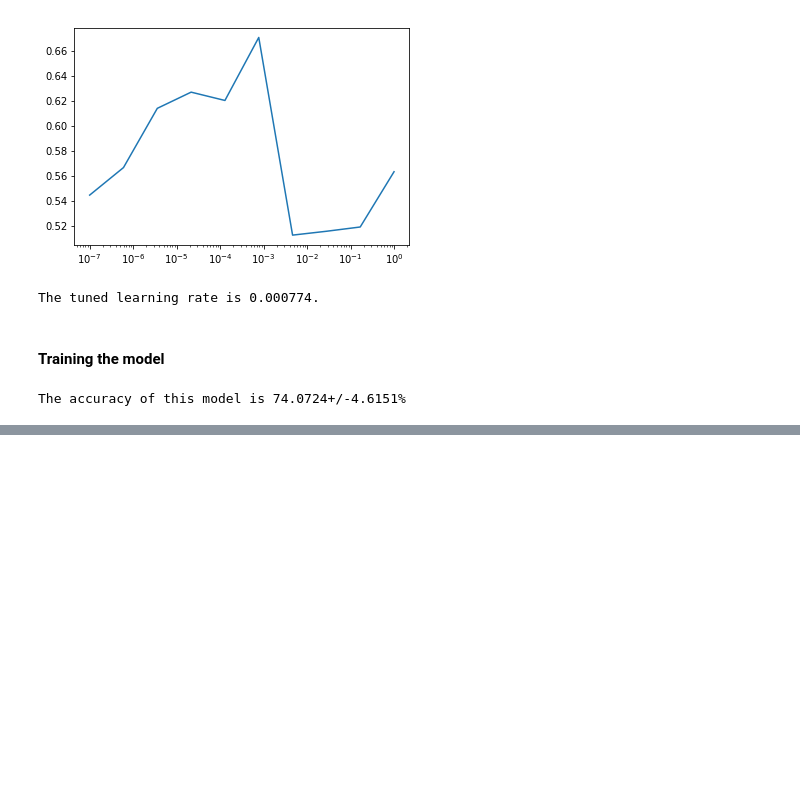
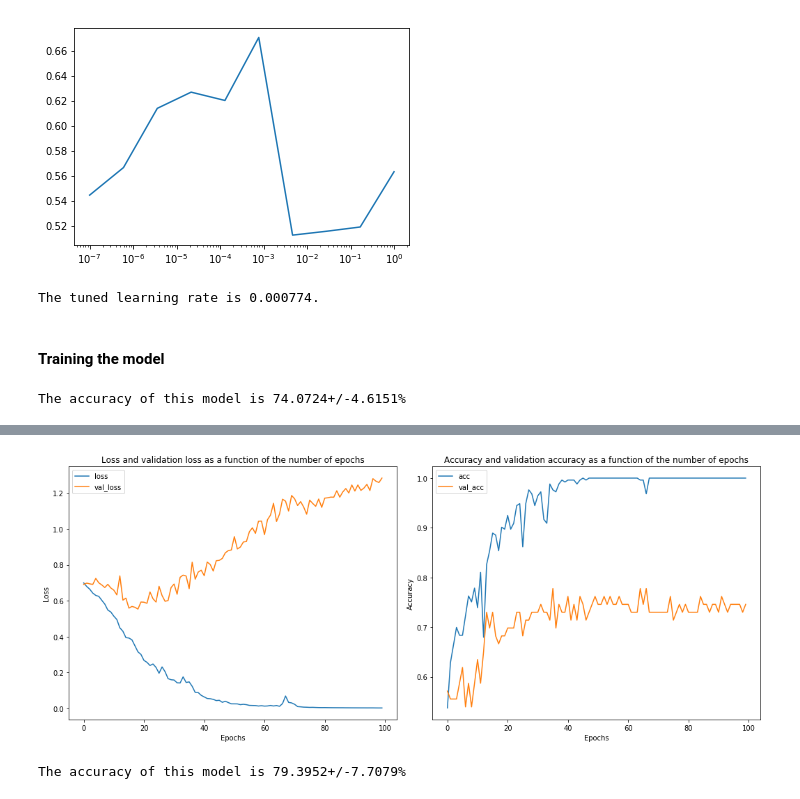
Before and after one commit to SSappy/deep_learning_epfl, a Jupyter notebook: project1/src/notebooks/Convolutional networks.ipynb, the cells around one changed output, grey strips where cells are left out. Cells and saved outputs as stored; diff of their text form; code cells hidden in the pictures; blank space fills up the shorter version.

```diff
--- a/project1/src/notebooks/Convolutional networks.ipynb
+++ b/project1/src/notebooks/Convolutional networks.ipynb
@@ -150,0 +148,7 @@ Another way to augment the data is to add noise to it. In this section we train
+# %%
+model = ConvNet1()
+history = model.fit(x_train, y_train, validation_data=0.2, epochs=100, lr=lr_tuned, batch_size=16,
+                    standardize=True, noise=False, crop=False)
+plot_history(history)
+# %% [output]
+[figure, added]
@@ -150,0 +157,9 @@ Another way to augment the data is to add noise to it. In this section we train
+# %%
+acc_list_dropout = cross_validation(ConvNet1Dropout, x_train, y_train, raw=True, num_folds=10,
+                                    epochs=100, lr=lr_tuned, batch_size=16,
+                                    standardize=True, noise=False, crop=False)
+acc = round(100*np.mean(acc_list_dropout), 4)
+std = round(100*np.std(acc_list_dropout), 4)
+print('The accuracy of this model is {0}+/-{1}%'.format(acc, std))
+# %% [output]
+The accuracy of this model is 79.3952+/-7.7079%
```
Also changed, not shown: parts of 34 cells of this notebook, 6 other files.
